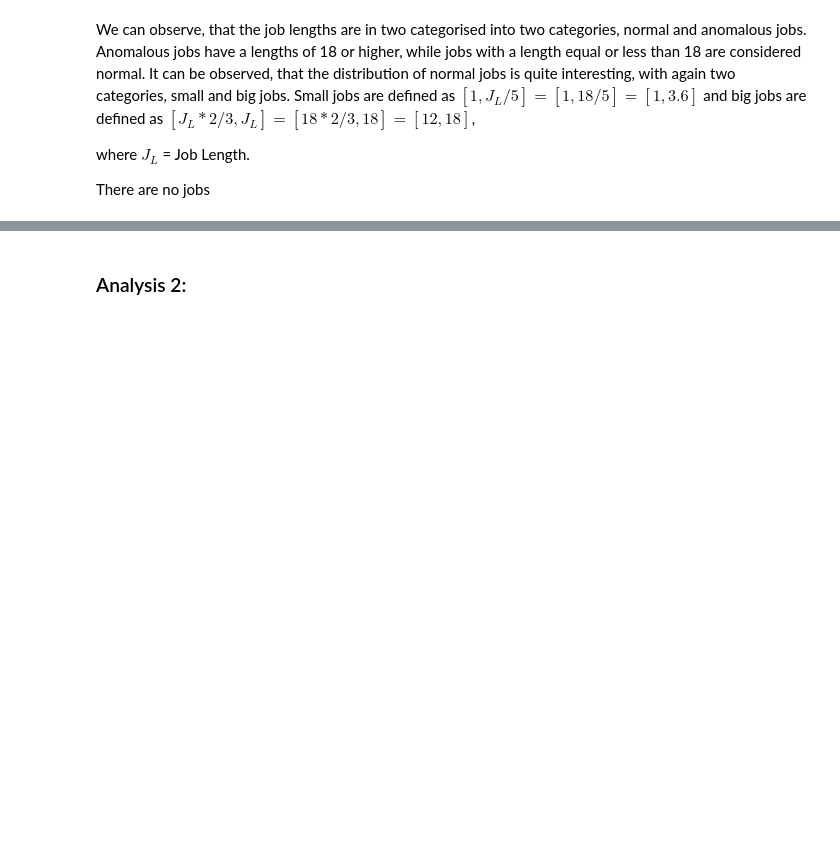
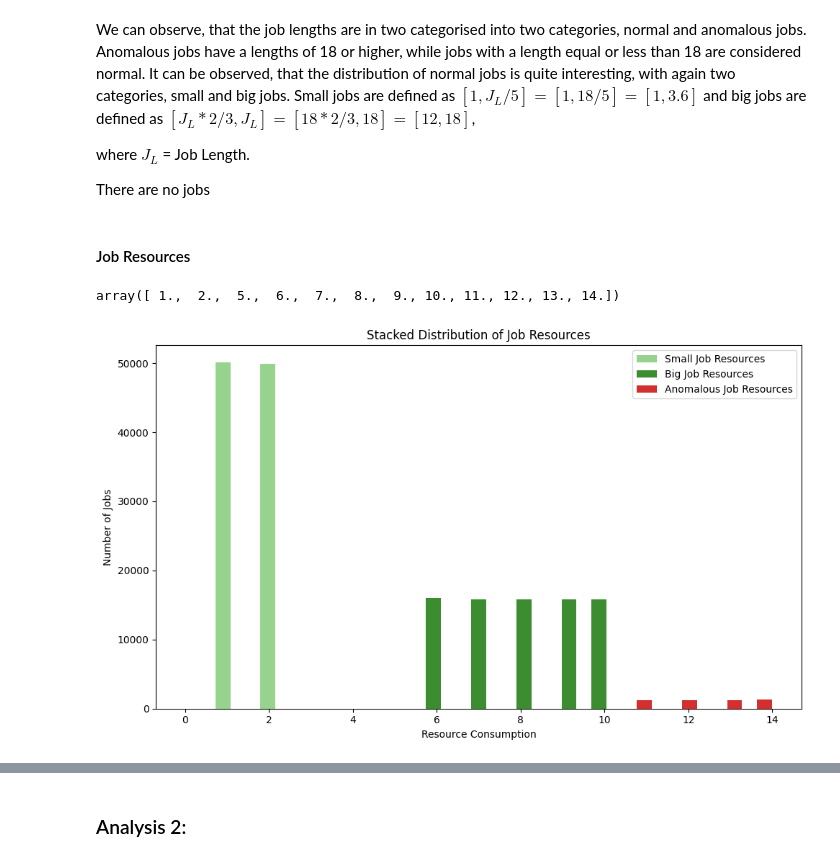
Before and after one commit to Jinobey/DeepRM_2, a Jupyter notebook: eda/Exploratory Data Analysis.ipynb, the cells around one changed output, grey strips where cells are left out. Drawn from its saved outputs; the diff is of its cells as text; code cells hidden in the pictures; blank space fills up the shorter version.

Commit message:
added eda on job resources

```diff
--- a/eda/Exploratory Data Analysis.ipynb
+++ b/eda/Exploratory Data Analysis.ipynb
@@ -134,3 +166,47 @@ We can observe, that the job lengths are in two categorised into two categories,
 where $J_L$ = Job Length.
 
 There are no jobs
+# %% [markdown]
+#### Job Resources
+# %%
+# Unqiue job resources
+np.unique(df_jobs['Job Resource 1']) #same for resource 2
+# %% [output]
+array([ 1.,  2.,  5.,  6.,  7.,  8.,  9., 10., 11., 12., 13., 14.])
+# %%
+# Categorize 'Job Resource 1'
+jobs_small_res1 = df_jobs[df_jobs['Job Resource 1'] <= 2]['Job Resource 1']
+jobs_big_res1 = df_jobs[(df_jobs['Job Resource 1'] > 5) & (df_jobs['Job Resource 1'] <= 10)]['Job Resource 1']
+jobs_anomalous_res1 = df_jobs[df_jobs['Job Resource 1'] > 10]['Job Resource 1']
+
+# Categorize 'Job Resource 2'
+jobs_small_res2 = df_jobs[df_jobs['Job Resource 2'] <= 2]['Job Resource 2']
+jobs_big_res2 = df_jobs[(df_jobs['Job Resource 2'] > 5) & (df_jobs['Job Resource 2'] <= 10)]['Job Resource 2']
+jobs_anomalous_res2 = df_jobs[df_jobs['Job Resource 2'] > 10]['Job Resource 2']
+
+# Combine categories from both resources for stacking
+jobs_small_combined = np.hstack((jobs_small_res1, jobs_small_res2))
+jobs_big_combined = np.hstack((jobs_big_res1, jobs_big_res2))
+jobs_anomalous_combined = np.hstack((jobs_anomalous_res1, jobs_anomalous_res2))
+
+# Determine the range for bins
+max_resource_value = max(jobs_small_combined.max(), jobs_big_combined.max(), jobs_anomalous_combined.max())
+bins_range = np.linspace(0, max_resource_value, 40)  # Adjust the number of bins as necessary
+
+# Set up the matplotlib figure
+plt.figure(figsize=(10, 6))
+
+# Stacking histograms for each category
+plt.hist([jobs_small_combined, jobs_big_combined, jobs_anomalous_combined], bins=bins_range, stacked=True, label=['Small Job Resources', 'Big Job Resources', 'Anomalous Job Resources'], color=["#96D38C", "#3C8D2F", "#D32F2F"])
+
+# Customization
+plt.title('Stacked Distribution of Job Resources')
+plt.xlabel('Resource Consumption')
+plt.ylabel('Number of Jobs')
+plt.legend()
+
+# Show plot
+plt.tight_layout()
+plt.show()
+# %% [output]
+[figure, added]
```
Also changed, not shown: parts of 12 cells of this notebook, 1 other file.
